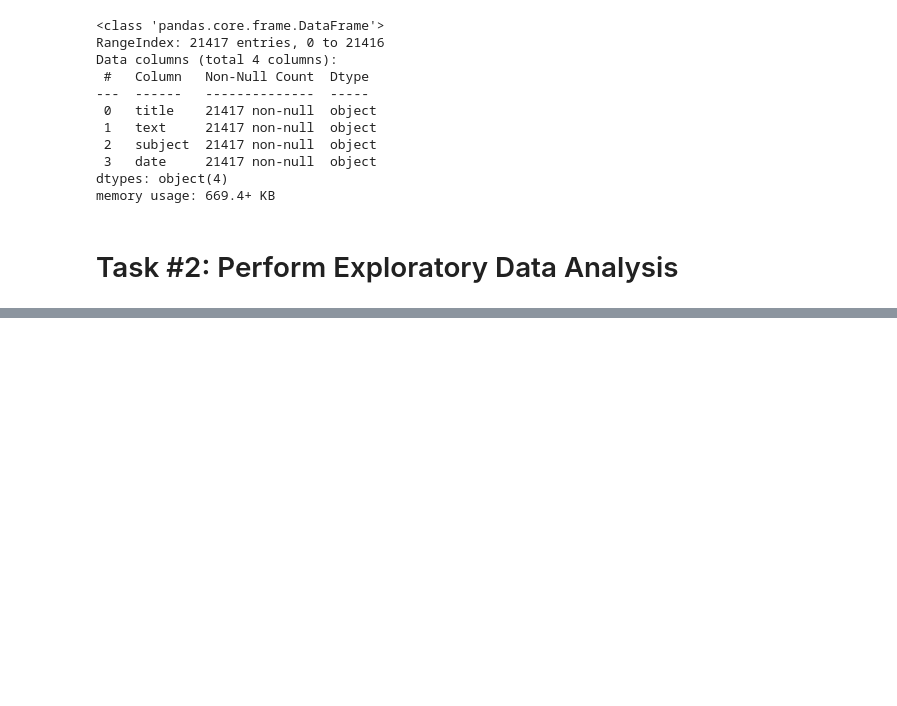
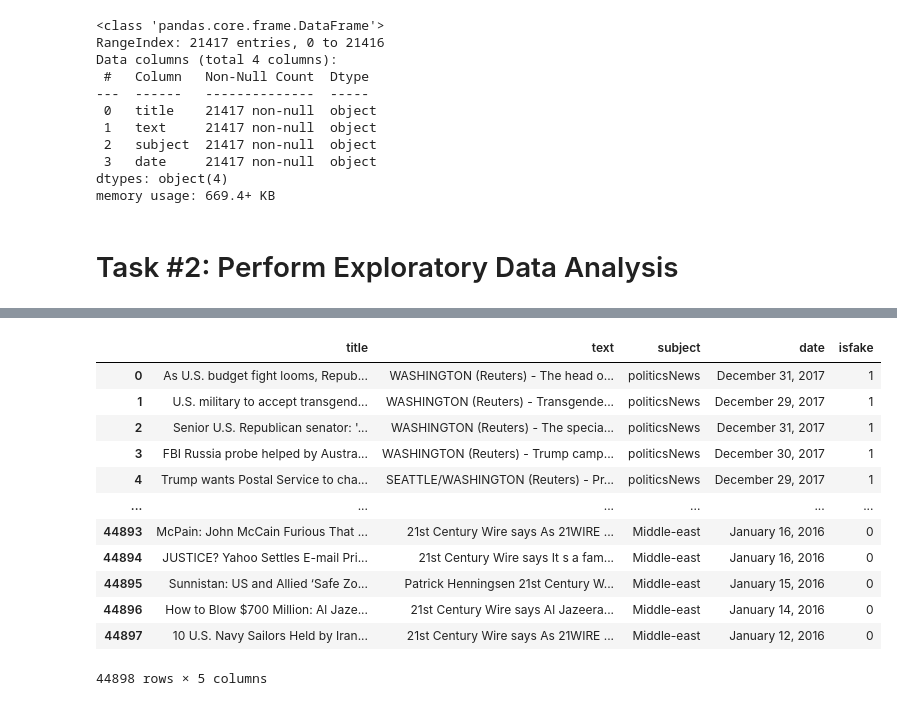
Before and after one commit to anirudhrao20/fake-news-detector, a Jupyter notebook: FakeNewsClassification.ipynb, the cells around one changed output, grey strips where cells are left out. Saved outputs shown, nothing was run; the diff lists cells and outputs as text; code cells hidden in the pictures; blank space fills up the shorter version.

```diff
--- a/FakeNewsClassification.ipynb
+++ b/FakeNewsClassification.ipynb
@@ -161,0 +164,3 @@ memory usage: 669.4+ KB
+# %%
+df_true['isfake'] = 1
+df_true.head()
@@ -161,0 +174,3 @@ memory usage: 669.4+ KB
+# %%
+df_fake['isfake'] = 0
+df_fake.head()
@@ -161,0 +184,17 @@ memory usage: 669.4+ KB
+# %%
+df = pd.concat([df_true, df_fake]).reset_index(drop = True)
+df
+# %% [output]
+|  | title | text | subject | date | isfake |
+| 0 | As U.S. budget fight looms, Repub... | WASHINGTON (Reuters) - The head o... | politicsNews | December 31, 2017 | 1 |
+| 1 | U.S. military to accept transgend... | WASHINGTON (Reuters) - Transgende... | politicsNews | December 29, 2017 | 1 |
+| 2 | Senior U.S. Republican senator: '... | WASHINGTON (Reuters) - The specia... | politicsNews | December 31, 2017 | 1 |
+| 3 | FBI Russia probe helped by Austra... | WASHINGTON (Reuters) - Trump camp... | politicsNews | December 30, 2017 | 1 |
+| 4 | Trump wants Postal Service to cha... | SEATTLE/WASHINGTON (Reuters) - Pr... | politicsNews | December 29, 2017 | 1 |
+| ... | ... | ... | ... | ... | ... |
+| 44893 | McPain: John McCain Furious That ... | 21st Century Wire says As 21WIRE ... | Middle-east | January 16, 2016 | 0 |
+| 44894 | JUSTICE? Yahoo Settles E-mail Pri... | 21st Century Wire says It s a fam... | Middle-east | January 16, 2016 | 0 |
+| 44895 | Sunnistan: US and Allied ‘Safe Zo... | Patrick Henningsen 21st Century W... | Middle-east | January 15, 2016 | 0 |
+| 44896 | How to Blow $700 Million: Al Jaze... | 21st Century Wire says Al Jazeera... | Middle-east | January 14, 2016 | 0 |
+| 44897 | 10 U.S. Navy Sailors Held by Iran... | 21st Century Wire says As 21WIRE ... | Middle-east | January 12, 2016 | 0 |
+44898 rows × 5 columns
```
Also changed, not shown: parts of 7 cells of this notebook.
